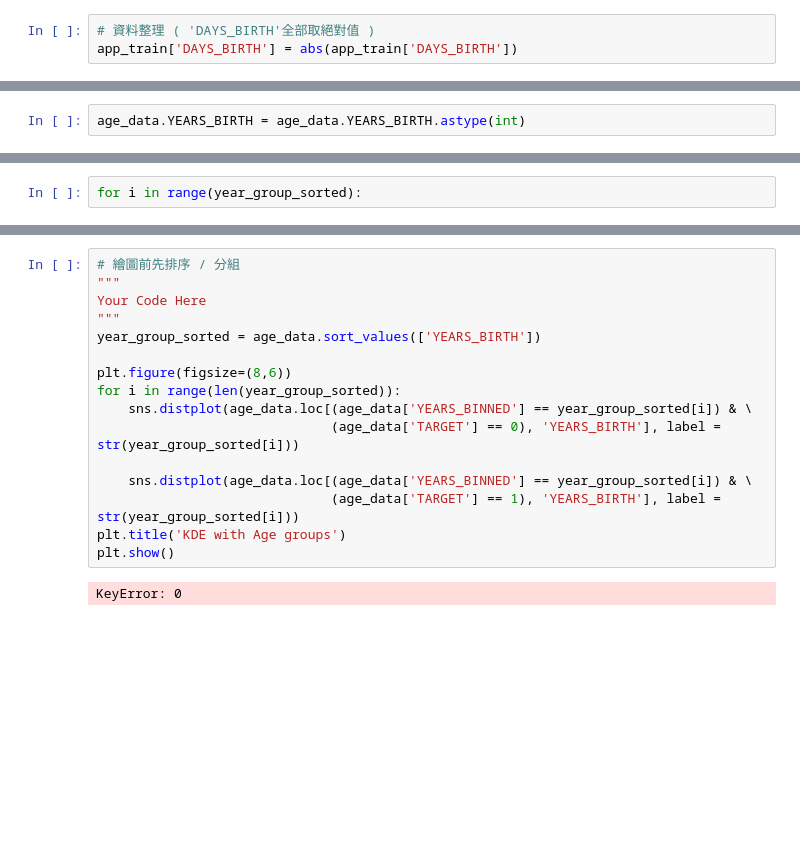
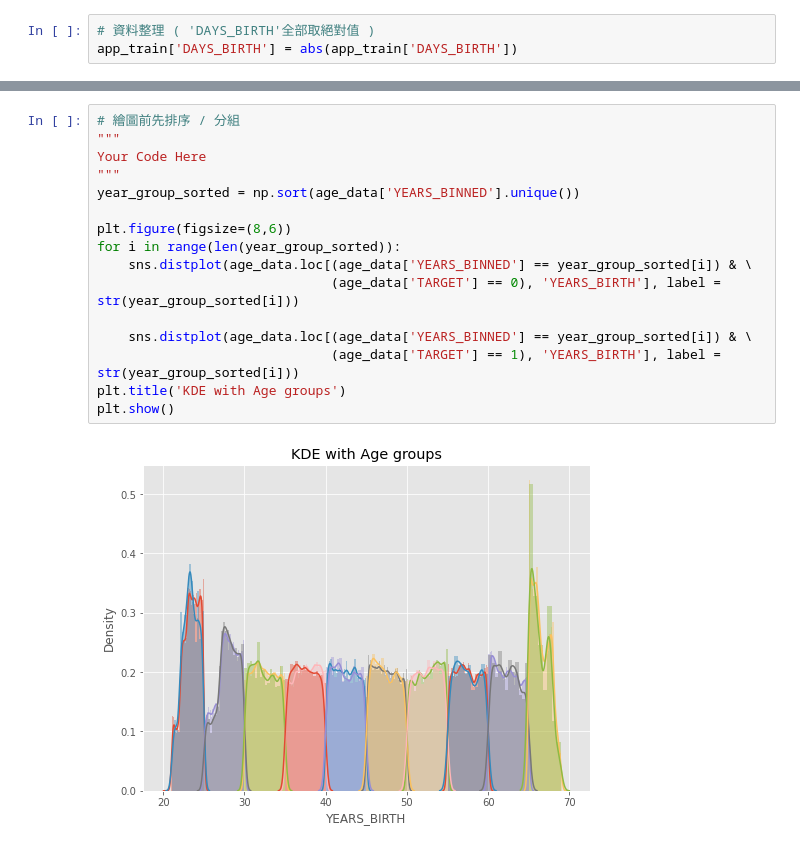
Before and after one commit to alexchen0228/Mechine_Learnig100Day, a Jupyter notebook: Day_016_HW.ipynb, the cells around one changed output, grey strips where cells are left out. Drawn from its saved outputs; the diff is of its cells as text; blank space fills up the shorter version.

```diff
--- a/Day_016_HW.ipynb
+++ b/Day_016_HW.ipynb
@@ -82,2 +81,0 @@ Name: YEARS_BINNED, dtype: int64
-# %%
-age_data.YEARS_BIRTH = age_data.YEARS_BIRTH.astype(int)
@@ -94,2 +81,0 @@ age_data.loc[(age_data['YEARS_BINNED'] == year_group_sorted[])]
-# %%
-for i in range(year_group_sorted):
@@ -96,21 +86,21 @@ for i in range(year_group_sorted):
 # %%
 # 繪圖前先排序 / 分組
 """
 Your Code Here
 """
-year_group_sorted = age_data.sort_values(['YEARS_BIRTH'])
+year_group_sorted = np.sort(age_data['YEARS_BINNED'].unique())
 
 plt.figure(figsize=(8,6))
 for i in range(len(year_group_sorted)):
     sns.distplot(age_data.loc[(age_data['YEARS_BINNED'] == year_group_sorted[i]) & \
                               (age_data['TARGET'] == 0), 'YEARS_BIRTH'], label = str(year_group_sorted[i]))
 
     sns.distplot(age_data.loc[(age_data['YEARS_BINNED'] == year_group_sorted[i]) & \
                               (age_data['TARGET'] == 1), 'YEARS_BIRTH'], label = str(year_group_sorted[i]))
 plt.title('KDE with Age groups')
 plt.show()
 # %% [output]
-KeyError: 0
+[figure, added]
 # %%
 # 計算每個年齡區間的 Target、DAYS_BIRTH與 YEARS_BIRTH 的平均值
 age_groups  = age_data.groupby('YEARS_BINNED').mean()
```
Also changed, not shown: parts of 7 cells of this notebook.
